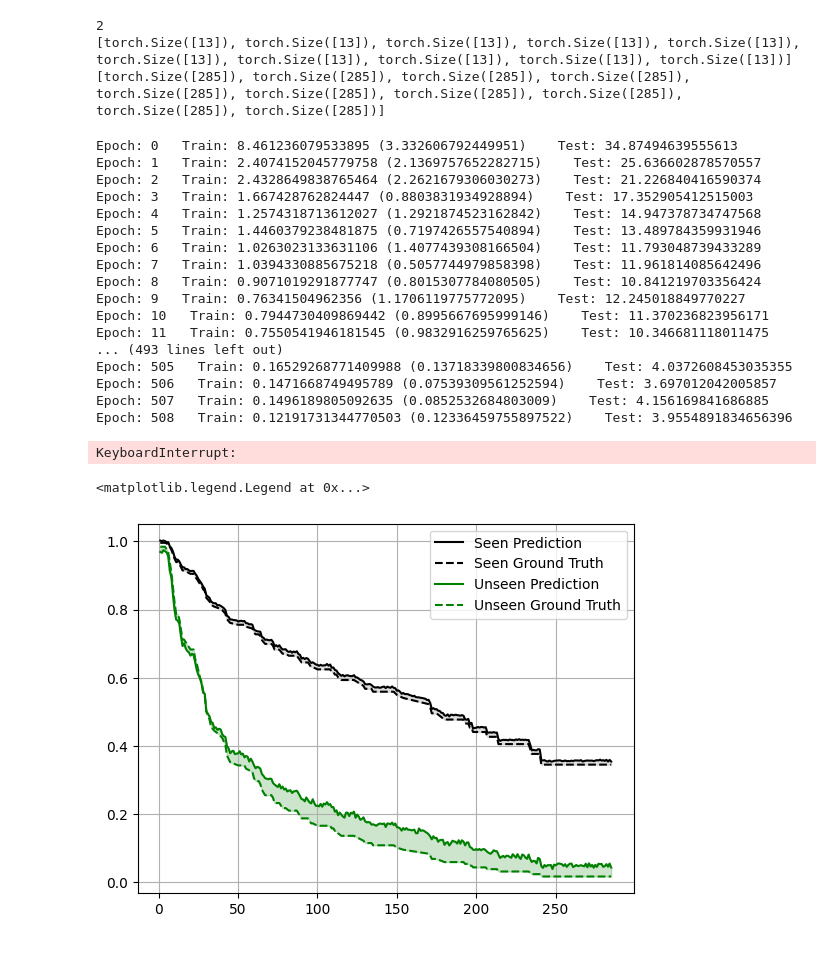
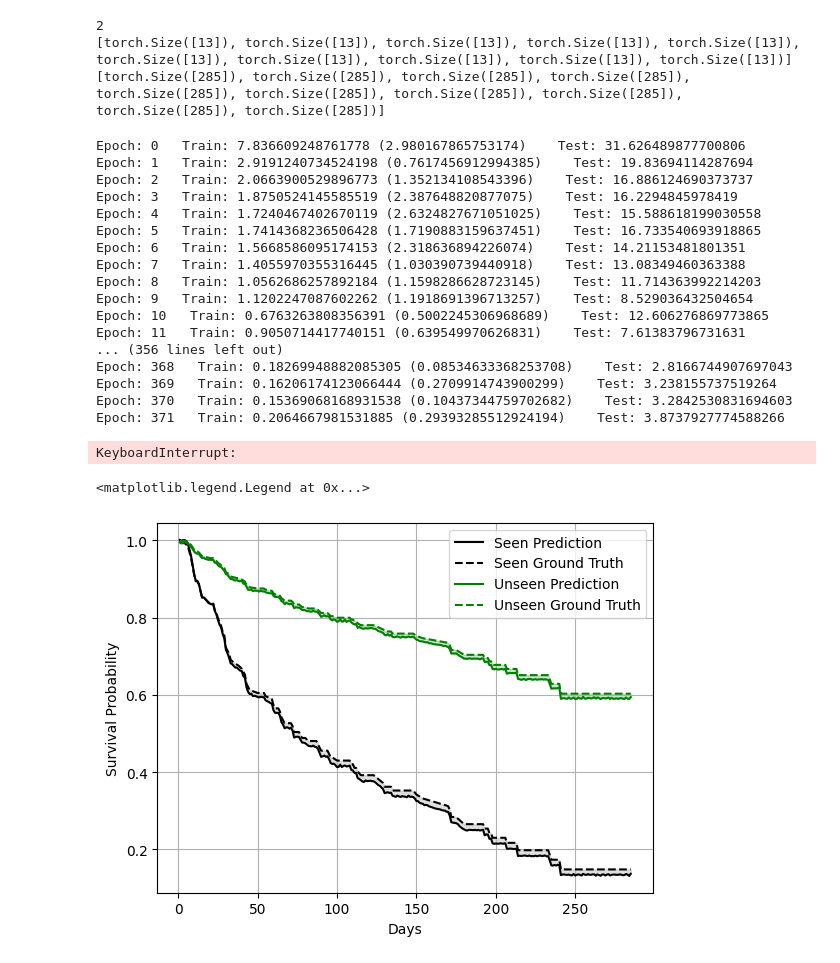
Before and after one commit to wglao/dsml_final_project, a Jupyter notebook: main.ipynb, the cells around one changed output. Drawn from its saved outputs; the diff is of its cells as text; code cells hidden in the pictures.

```diff
--- a/main.ipynb
+++ b/main.ipynb
@@ -18,5 +16,5 @@ ImportError: cannot import name 'naive_train' from 'utils.train' (/Users/wlao/Do
 # %%
-HIDDEN_LAYERS = 1
+HIDDEN_LAYERS = 3
 NUM_EPOCHS = 1000
 PRINT_EVERY = 1
 LEARNING_RATE = 1e-3
@@ -54,54 +52,57 @@ print([y.shape for y in ys])
 [torch.Size([285]), torch.Size([285]), torch.Size([285]), torch.Size([285]), torch.Size([285]), torch.Size([285]), torch.Size([285]), torch.Size([285]), torch.Size([285]), torch.Size([285])]
 # %%
 # model and optimizer
-model = NaiveMLP(13,285,285,HIDDEN_LAYERS)
+model = NaiveMLP(13,320,285,HIDDEN_LAYERS)
 optimizer = Adam(model.parameters(), LEARNING_RATE)
 # %%
 loss_fn = timeseries_H1_loss
-noisy_train(model, optimizer, train_loader, test_loader, NUM_EPOCHS, loss_fn, WANDB, NET_NAME, PRINT_EVERY, DT, NOISE_VAR)
+save_dir = "/Users/wlao/Documents/Homework/dsml_final_project/saved_models"
+noisy_train(model, optimizer, train_loader, test_loader, NUM_EPOCHS, loss_fn, WANDB, NET_NAME, PRINT_EVERY, save_dir, DT, NOISE_VAR)
 # %% [output]
-Epoch: 0   Train: 8.461236079533895 (3.332606792449951)    Test: 34.87494639555613
-Epoch: 1   Train: 2.4074152045779758 (2.1369757652282715)    Test: 25.636602878570557
-Epoch: 2   Train: 2.4328649838765464 (2.2621679306030273)    Test: 21.226840416590374
-Epoch: 3   Train: 1.667428762824447 (0.8803831934928894)    Test: 17.352905412515003
-Epoch: 4   Train: 1.2574318713612027 (1.2921874523162842)    Test: 14.947378734747568
-Epoch: 5   Train: 1.4460379238481875 (0.7197426557540894)    Test: 13.489784359931946
-Epoch: 6   Train: 1.0263023133631106 (1.4077439308166504)    Test: 11.793048739433289
-Epoch: 7   Train: 1.0394330885675218 (0.5057744979858398)    Test: 11.961814085642496
-Epoch: 8   Train: 0.9071019291877747 (0.8015307784080505)    Test: 10.841219703356424
-Epoch: 9   Train: 0.76341504962356 (1.1706119775772095)    Test: 12.245018849770227
-Epoch: 10   Train: 0.7944730409869442 (0.8995667695999146)    Test: 11.370236823956171
-Epoch: 11   Train: 0.7550541946181545 (0.9832916259765625)    Test: 10.346681118011475
-... (493 lines left out)
-Epoch: 505   Train: 0.16529268771409988 (0.13718339800834656)    Test: 4.0372608453035355
-Epoch: 506   Train: 0.1471668749495789 (0.07539309561252594)    Test: 3.697012042005857
-Epoch: 507   Train: 0.1496189805092635 (0.0852532684803009)    Test: 4.156169841686885
-Epoch: 508   Train: 0.12191731344770503 (0.12336459755897522)    Test: 3.9554891834656396
+Epoch: 0   Train: 7.836609248761778 (2.980167865753174)    Test: 31.626489877700806
+Epoch: 1   Train: 2.9191240734524198 (0.7617456912994385)    Test: 19.83694114287694
+Epoch: 2   Train: 2.0663900529896773 (1.352134108543396)    Test: 16.886124690373737
+Epoch: 3   Train: 1.8750524145585519 (2.387648820877075)    Test: 16.2294845978419
+Epoch: 4   Train: 1.7240467402670119 (2.6324827671051025)    Test: 15.588618199030558
+Epoch: 5   Train: 1.7414368236506428 (1.7190883159637451)    Test: 16.733540693918865
+Epoch: 6   Train: 1.5668586095174153 (2.318636894226074)    Test: 14.21153481801351
+Epoch: 7   Train: 1.4055970355316445 (1.030390739440918)    Test: 13.08349460363388
+Epoch: 8   Train: 1.0562686257892184 (1.1598286628723145)    Test: 11.714363992214203
+Epoch: 9   Train: 1.1202247087602262 (1.1918691396713257)    Test: 8.529036432504654
+Epoch: 10   Train: 0.6763263808356391 (0.5002245306968689)    Test: 12.606276869773865
+Epoch: 11   Train: 0.9050714417740151 (0.639549970626831)    Test: 7.61383796731631
+... (356 lines left out)
+Epoch: 368   Train: 0.18269948882085305 (0.08534633368253708)    Test: 2.8166744907697043
+Epoch: 369   Train: 0.16206174123066444 (0.2709914743900299)    Test: 3.238155737519264
+Epoch: 370   Train: 0.15369068168931538 (0.10437344759702682)    Test: 3.2842530831694603
+Epoch: 371   Train: 0.2064667981531885 (0.29393285512924194)    Test: 3.8737927774588266
 KeyboardInterrupt:
 # %%
 # inference
-seen_patient, seen_truth = train_dataset[10]
-unseen_patient, unseen_truth = test_dataset[0]
+seen_patient, seen_truth = train_dataset[22]
+unseen_patient, unseen_truth = test_dataset[4]
 
 seen_pred = model(seen_patient)
 unseen_pred = model(unseen_patient)
 
 seen_truth = seen_truth.detach().numpy()
 unseen_truth = unseen_truth.detach().numpy()
 seen_pred = seen_pred.detach().numpy()
 unseen_pred = unseen_pred.detach().numpy()
 
 import matplotlib.pyplot as plt
 fig, ax = plt.subplots(1,1)
 days = np.arange(1,286)
 ax.plot(days, seen_pred, "-k", label="Seen Prediction")
 ax.plot(days, seen_truth, "--k", label="Seen Ground Truth")
 ax.plot(days, unseen_pred, "-g", label="Unseen Prediction")
 ax.plot(days, unseen_truth, "--g", label="Unseen Ground Truth")
 ax.fill_between(days, np.min(np.asarray([seen_pred, seen_truth]), axis=0), np.max(np.asarray([seen_pred, seen_truth]), axis=0), color="silver", alpha=0.5)
 ax.fill_between(days, np.min(np.asarray([unseen_pred, unseen_truth]), axis=0), np.max(np.asarray([unseen_pred, unseen_truth]), axis=0), color="green", alpha=0.2)
 plt.grid(True)
+ax.set_xlabel("Days")
+ax.set_ylabel("Survival Probability")
 plt.legend(loc='best')
 # %% [output]
 <matplotlib.legend.Legend at 0x...>
-[figure, old version]
+[figure, new version]
```
Also changed, not shown: parts of 1 cell of this notebook, 1 other file.
